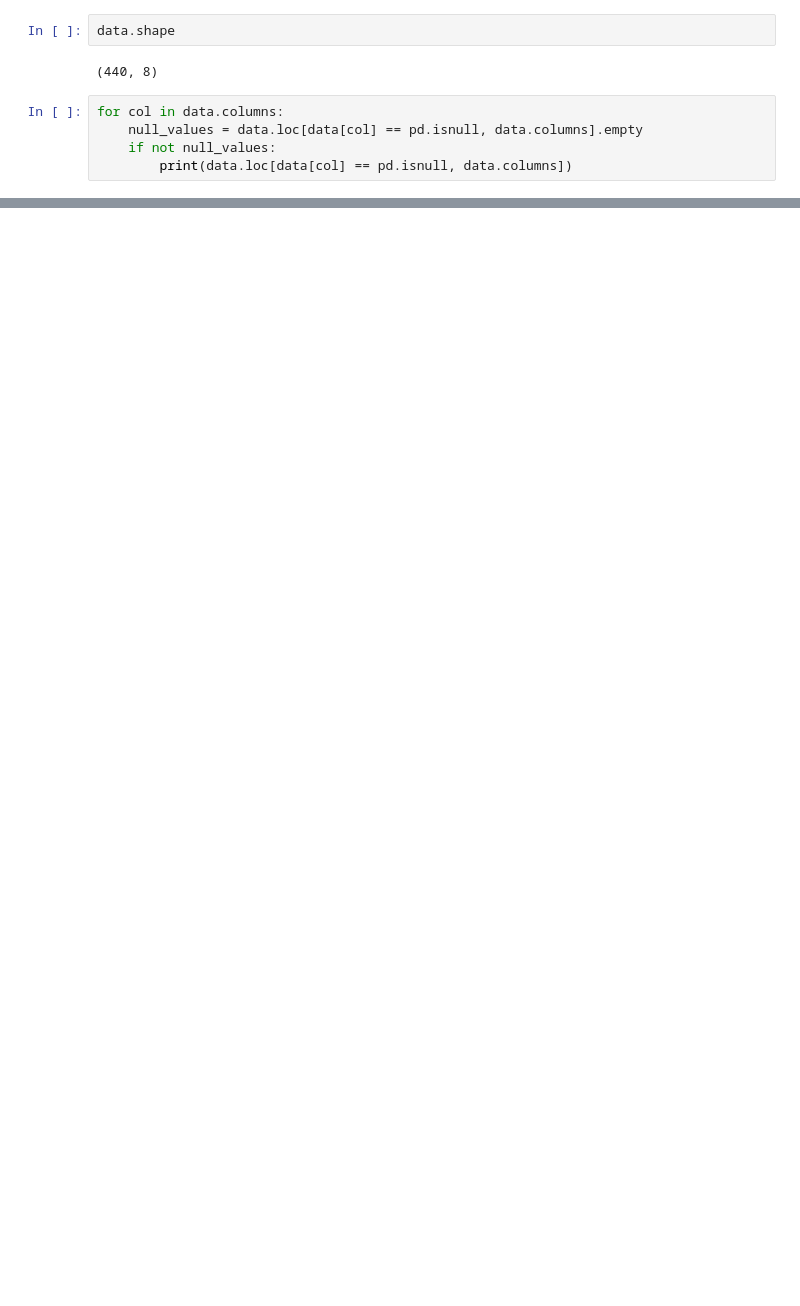
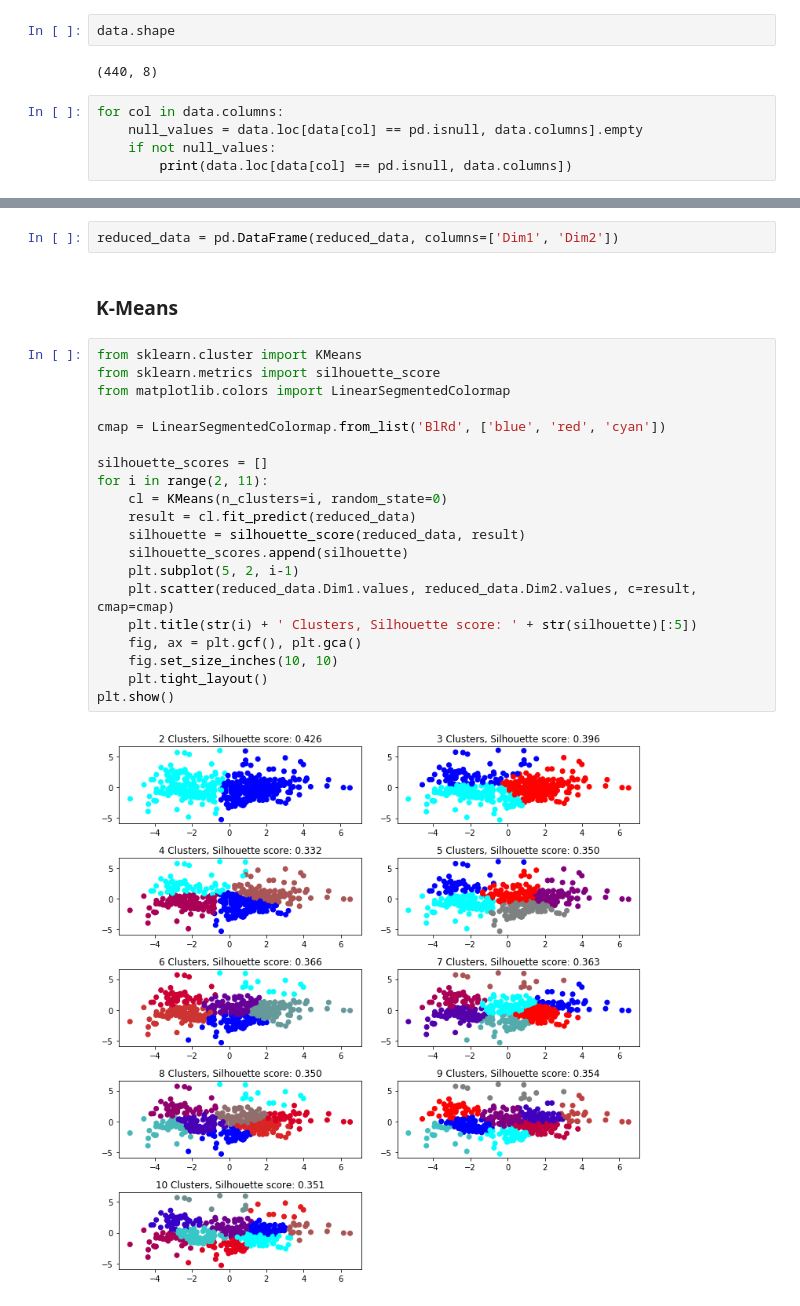
Before and after one commit to armut/Wholesale-Customers-Analysis, a Jupyter notebook: Wholesale Customers Analysis.ipynb, the cells around one changed output, grey strips where cells are left out. Cells and saved outputs as stored; diff of their text form; blank space fills up the shorter version.

```diff
--- a/Wholesale Customers Analysis.ipynb
+++ b/Wholesale Customers Analysis.ipynb
@@ -39,0 +117,26 @@ plt.show()
+# %%
+reduced_data = pd.DataFrame(reduced_data, columns=['Dim1', 'Dim2'])
+# %% [markdown]
+### K-Means
+# %%
+from sklearn.cluster import KMeans
+from sklearn.metrics import silhouette_score
+from matplotlib.colors import LinearSegmentedColormap
+
+cmap = LinearSegmentedColormap.from_list('BlRd', ['blue', 'red', 'cyan'])
+
+silhouette_scores = []
+for i in range(2, 11):
+    cl = KMeans(n_clusters=i, random_state=0)
+    result = cl.fit_predict(reduced_data)
+    silhouette = silhouette_score(reduced_data, result)
+    silhouette_scores.append(silhouette)
+    plt.subplot(5, 2, i-1)
+    plt.scatter(reduced_data.Dim1.values, reduced_data.Dim2.values, c=result, cmap=cmap)
+    plt.title(str(i) + ' Clusters, Silhouette score: ' + str(silhouette)[:5])
+    fig, ax = plt.gcf(), plt.gca()
+    fig.set_size_inches(10, 10)
+    plt.tight_layout()
+plt.show()
+# %% [output]
+[figure, added]
```
Also changed, not shown: parts of 16 cells of this notebook.
